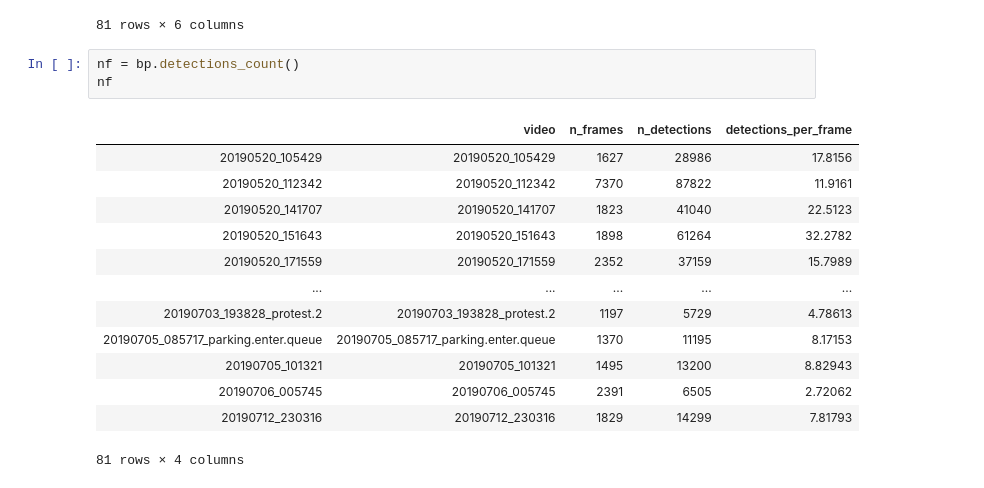
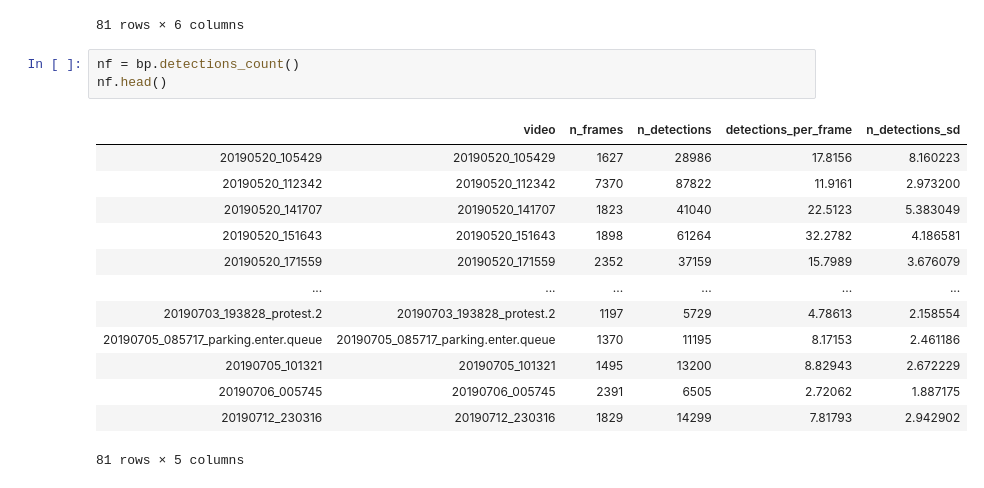
Before and after one commit to ido90/AyalonRoad, a Jupyter notebook: Analyzer/Analysis.ipynb, the cells around one changed output. Drawn from its saved outputs; the diff is of its cells as text.

```diff
--- a/Analyzer/Analysis.ipynb
+++ b/Analyzer/Analysis.ipynb
@@ -47,18 +57,18 @@ vf
 81 rows × 6 columns
 # %%
 nf = bp.detections_count()
-nf
+nf.head()
 # %% [output]
-|  | video | n_frames | n_detections | detections_per_frame |
-| 20190520_105429 | 20190520_105429 | 1627 | 28986 | 17.8156 |
-| 20190520_112342 | 20190520_112342 | 7370 | 87822 | 11.9161 |
-| 20190520_141707 | 20190520_141707 | 1823 | 41040 | 22.5123 |
-| 20190520_151643 | 20190520_151643 | 1898 | 61264 | 32.2782 |
-| 20190520_171559 | 20190520_171559 | 2352 | 37159 | 15.7989 |
-| ... | ... | ... | ... | ... |
-| 20190703_193828_protest.2 | 20190703_193828_protest.2 | 1197 | 5729 | 4.78613 |
-| 20190705_085717_parking.enter.queue | 20190705_085717_parking.enter.queue | 1370 | 11195 | 8.17153 |
-| 20190705_101321 | 20190705_101321 | 1495 | 13200 | 8.82943 |
-| 20190706_005745 | 20190706_005745 | 2391 | 6505 | 2.72062 |
-| 20190712_230316 | 20190712_230316 | 1829 | 14299 | 7.81793 |
+|  | video | n_frames | n_detections | detections_per_frame | n_detections_sd |
+| 20190520_105429 | 20190520_105429 | 1627 | 28986 | 17.8156 | 8.160223 |
+| 20190520_112342 | 20190520_112342 | 7370 | 87822 | 11.9161 | 2.973200 |
+| 20190520_141707 | 20190520_141707 | 1823 | 41040 | 22.5123 | 5.383049 |
+| 20190520_151643 | 20190520_151643 | 1898 | 61264 | 32.2782 | 4.186581 |
+| 20190520_171559 | 20190520_171559 | 2352 | 37159 | 15.7989 | 3.676079 |
+| ... | ... | ... | ... | ... | ... |
+| 20190703_193828_protest.2 | 20190703_193828_protest.2 | 1197 | 5729 | 4.78613 | 2.158554 |
+| 20190705_085717_parking.enter.queue | 20190705_085717_parking.enter.queue | 1370 | 11195 | 8.17153 | 2.461186 |
+| 20190705_101321 | 20190705_101321 | 1495 | 13200 | 8.82943 | 2.672229 |
+| 20190706_005745 | 20190706_005745 | 2391 | 6505 | 2.72062 | 1.887175 |
+| 20190712_230316 | 20190712_230316 | 1829 | 14299 | 7.81793 | 2.942902 |
-81 rows × 4 columns
+81 rows × 5 columns
```
Also changed, not shown: parts of 29 cells of this notebook, 10 other files.
